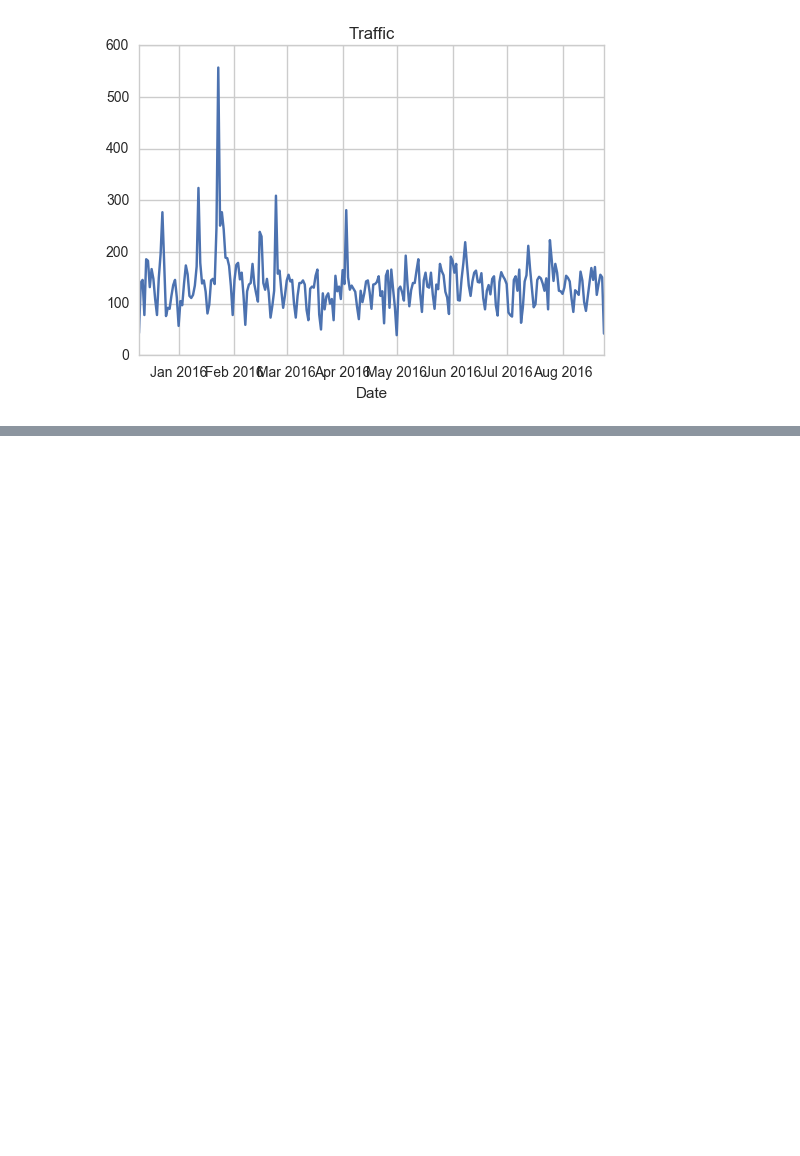
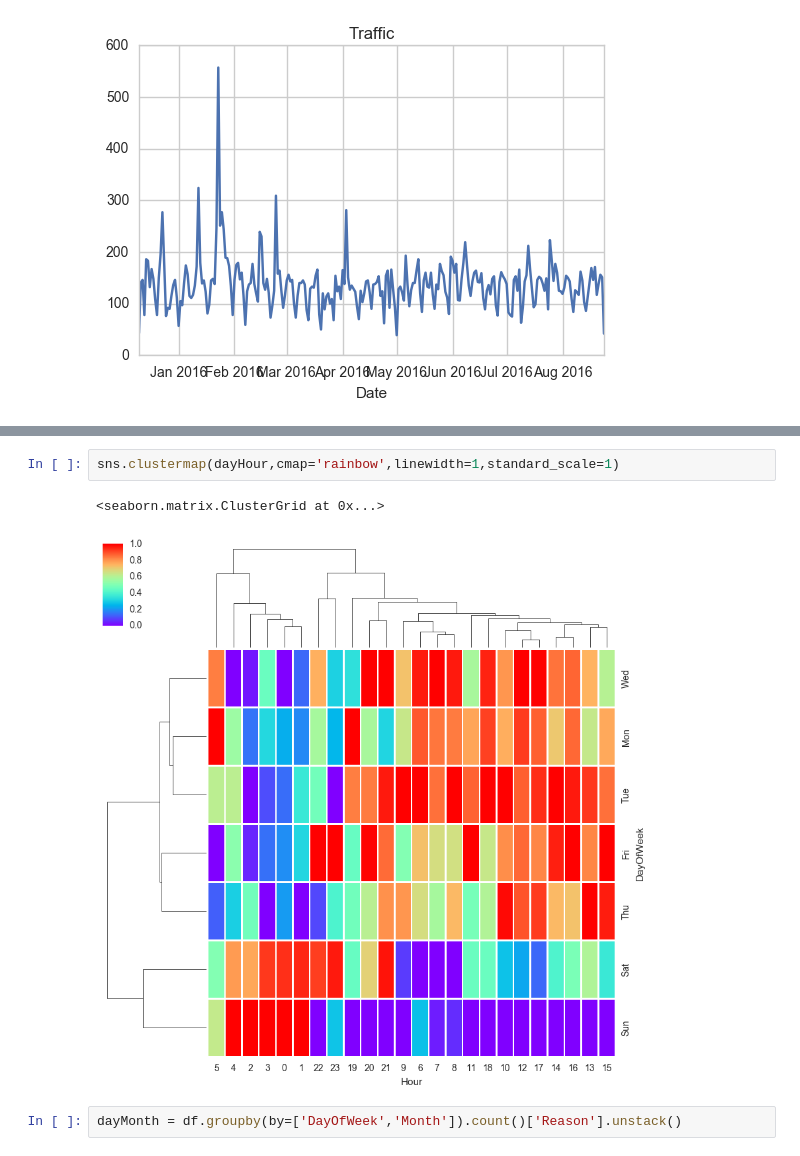
Before and after one commit to amchy/911_Calls_Data_Analysis, a Jupyter notebook: 911_Calls_Project.ipynb, the cells around one changed output, grey strips where cells are left out. Drawn from its saved outputs; the diff is of its cells as text; blank space fills up the shorter version.

```diff
--- a/911_Calls_Project.ipynb
+++ b/911_Calls_Project.ipynb
@@ -188,0 +219,7 @@ df[df['Fire']]
+# %%
+sns.clustermap(dayHour,cmap='rainbow',linewidth=1,standard_scale=1)
+# %% [output]
+<seaborn.matrix.ClusterGrid at 0x...>
+[figure, added]
+# %%
+dayMonth = df.groupby(by=['DayOfWeek','Month']).count()['Reason'].unstack()
```
Also changed, not shown: parts of 9 cells of this notebook.
